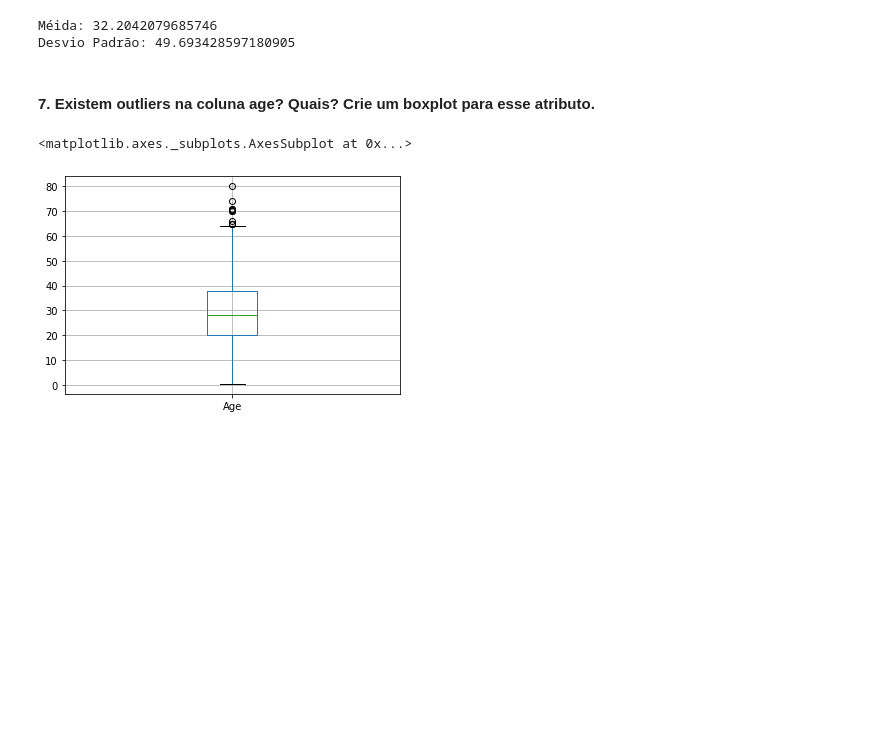
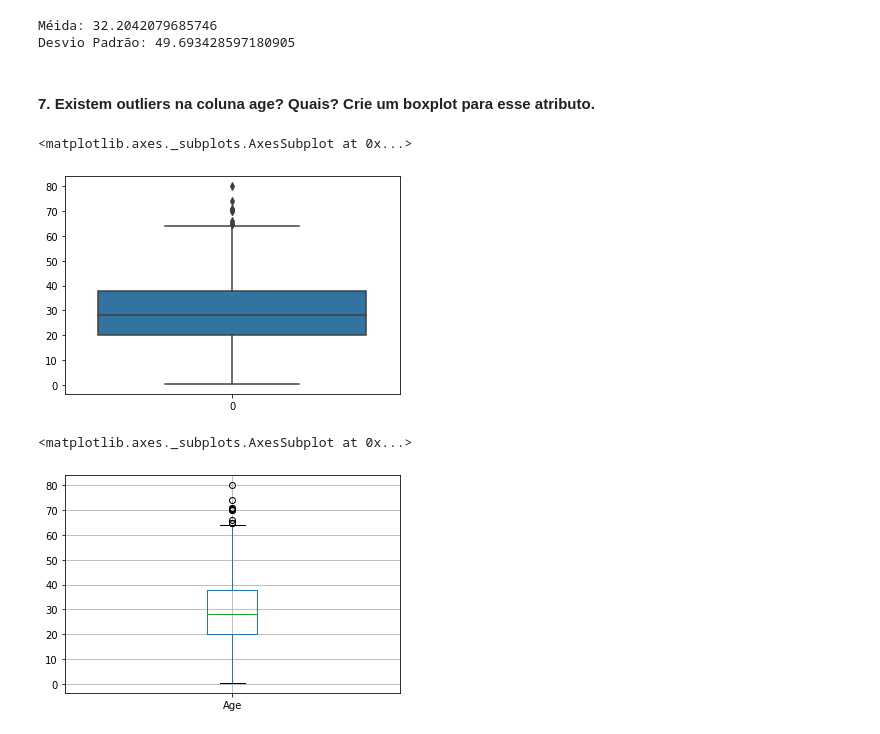
Before and after one commit to robsonbfreitas/EDA-exercises, a Jupyter notebook: Exercicios_EDA.ipynb, the cells around one changed output. Cells and saved outputs as stored; diff of their text form; code cells hidden in the pictures; blank space fills up the shorter version.

```diff
--- a/Exercicios_EDA.ipynb
+++ b/Exercicios_EDA.ipynb
@@ -114,0 +135,4 @@ Name: Pclass, dtype: int64
+# %%
+# Seu código
+dados['Fare'] = pd.to_numeric(dados['Fare'],downcast='float',)
+dados['Fare']
@@ -123,3 +151,11 @@ Desvio Padrão: 49.693428597180905
+# %%
+# Seu código
+import matplotlib.pyplot as plt
+import seaborn as sns
+sns.boxplot(data=dados['Age'])
+# %% [output]
+<matplotlib.axes._subplots.AxesSubplot at 0x...>
+[figure, added]
 # %%
 # %% [output]
 <matplotlib.axes._subplots.AxesSubplot at 0x...>
```
Also changed, not shown: parts of 6 cells of this notebook.
